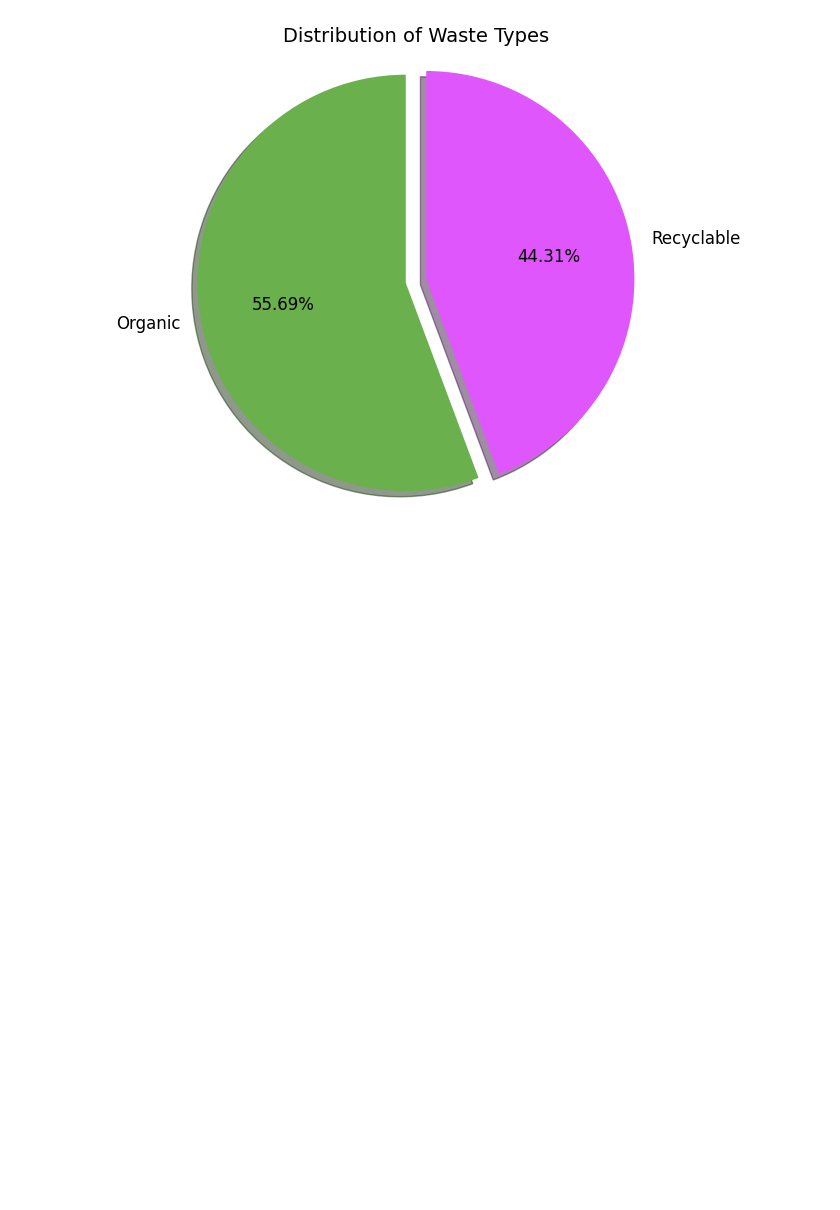
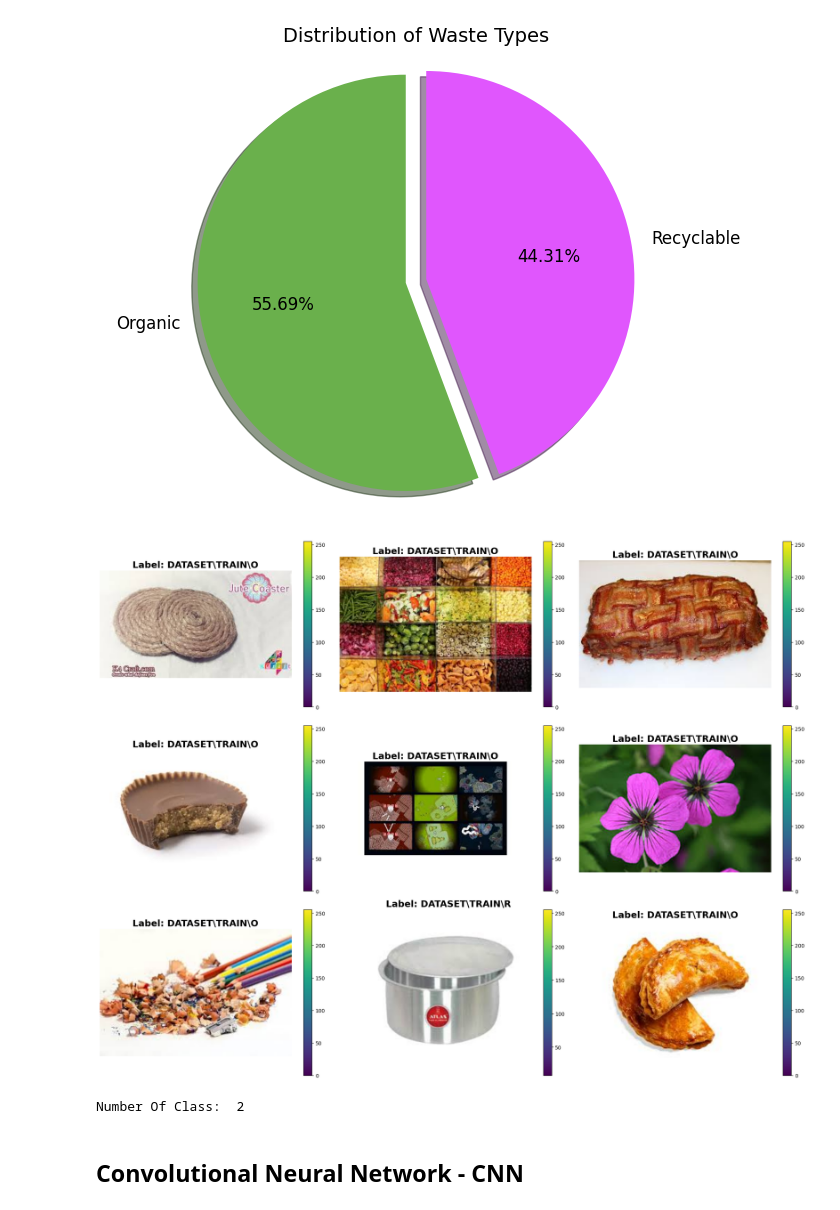
Before and after one commit to pravalika-peddaboina/wasteclassification, a Jupyter notebook: wasteclassification1.ipynb, the cells around one changed output. Drawn from its saved outputs; the diff is of its cells as text; code cells hidden in the pictures; blank space fills up the shorter version.

```diff
--- a/wasteclassification1.ipynb
+++ b/wasteclassification1.ipynb
@@ -35,8 +39,8 @@ from tqdm import tqdm
 import warnings
 warnings.filterwarnings('ignore')
 # %%
-train_path = "DATASET\DATASET\TRAIN"
-test_path = "DATASET\DATASET\TEST"
+train_path = "DATASET\TRAIN"
+test_path = "DATASET\TEST"
 # %%
 from tensorflow.keras.models import Sequential
 from tensorflow.keras.layers import Conv2D, MaxPooling2D, Activation, Dropout, Flatten, Dense, BatchNormalization
@@ -87,3 +83,42 @@ plt.axis('equal')  # Ensures the pie chart is a circle
 plt.show()
 # %% [output]
 [figure]
+# %%
+import matplotlib.pyplot as plt
+from matplotlib.colorbar import Colorbar
+
+
+# Assuming 'data' contains 'image' and 'label' attributes
+num_images = 9  # Number of images to display
+plt.figure(figsize=(20, 15))
+
+# Dynamically determine rows and columns
+rows = int(np.ceil(num_images / 3))
+cols = 3222
+
+for i in range(num_images):
+    plt.subplot(rows, cols, i + 1)
+    index = np.random.randint(len(data.image))  # Ensure within valid range
+
+    # Display the image with a title
+    plt.imshow(data.image[index], cmap='gray')  # Add cmap if grayscale
+    plt.title(f'Label: {data.label[index]}', fontdict={'size': 18, 'weight': 'bold'})
+    im = plt.imshow(data.image[index], cmap='viridis')
+    plt.colorbar(im)
+    plt.axis('off')  # Turn off axis for a clean look
+
+# Adjust layout once for better spacing
+plt.tight_layout()
+
+# Show the plot
+plt.show()
+# %% [output]
+[figure, added]
+# %%
+className = glob(train_path + '/*' )
+numberOfClass = len(className)
+print("Number Of Class: ",numberOfClass)
+# %% [output]
+Number Of Class:  2
+# %% [markdown]
+## Convolutional Neural Network - CNN
```
Also changed, not shown: parts of 11 cells of this notebook.
